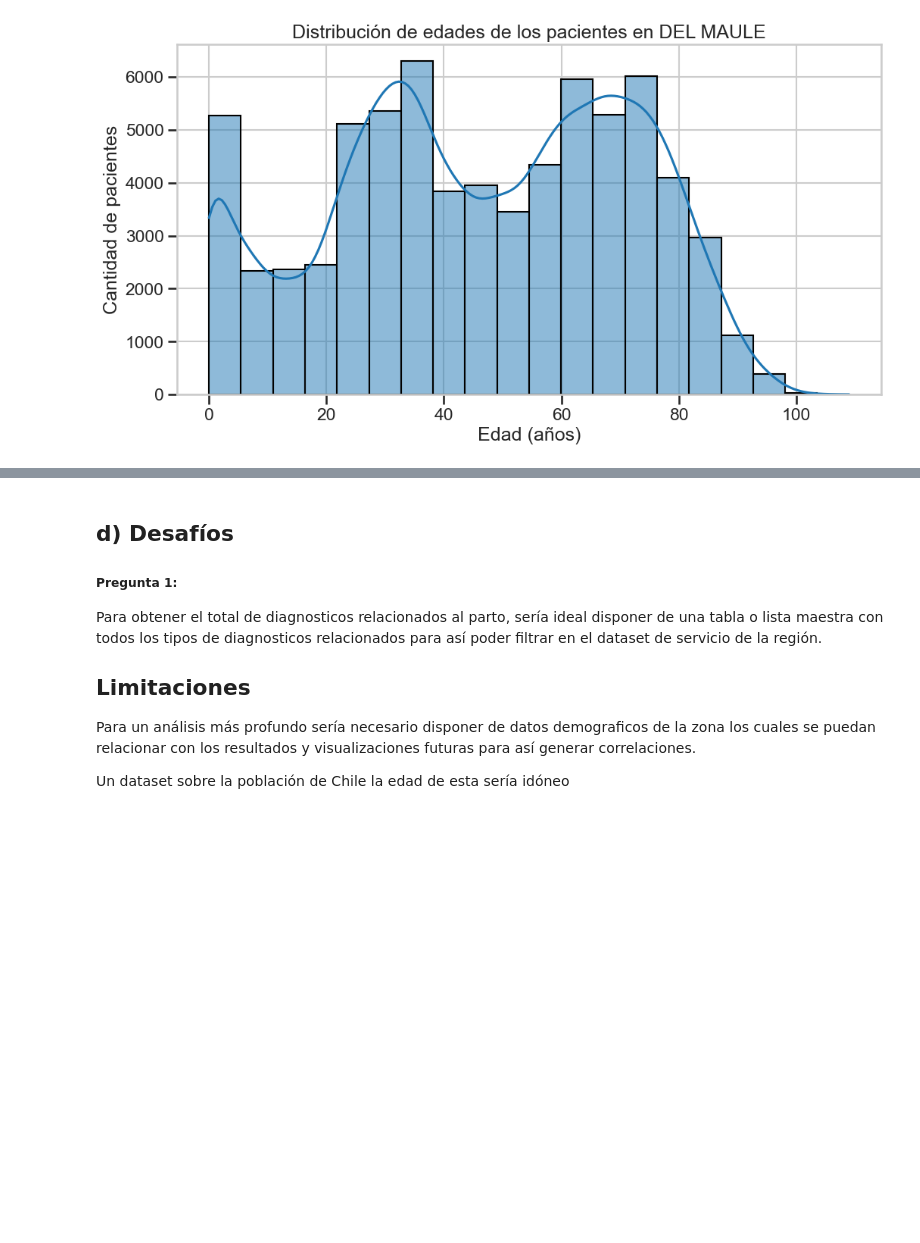
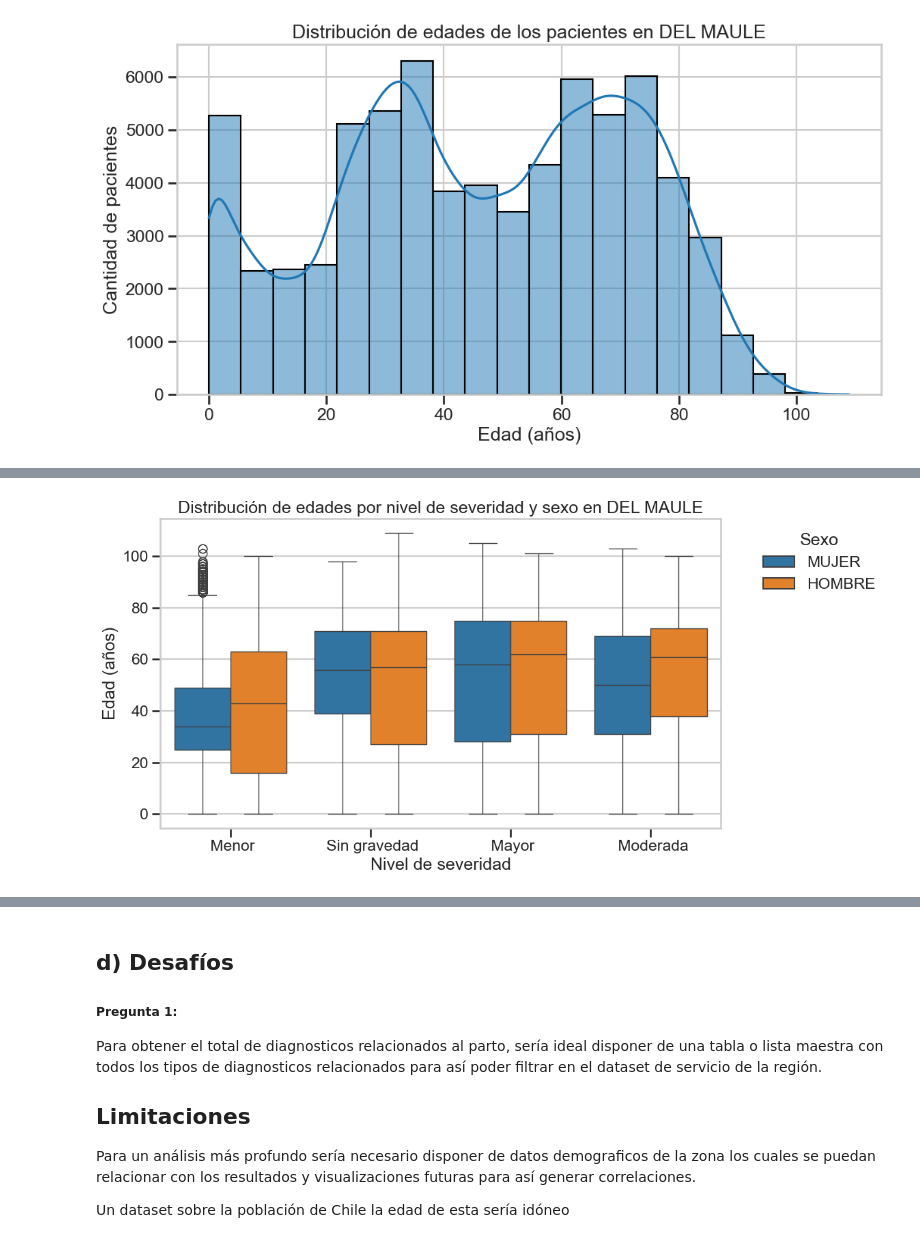
Before and after one commit to Bato21/Analisis-de-Datos-e-Inferencia-Estadistica, a Jupyter notebook: 00_Intro_exploracion_GRD_01_2026.ipynb, the cells around one changed output, grey strips where cells are left out. Cells and saved outputs as stored; diff of their text form; code cells hidden in the pictures; blank space fills up the shorter version.

```diff
--- a/00_Intro_exploracion_GRD_01_2026.ipynb
+++ b/00_Intro_exploracion_GRD_01_2026.ipynb
@@ -580,0 +656,13 @@ plt.show()
+# %%
+# Distribución de edad por sexo (excluyendo desconocidos)
+plt.figure(figsize=(12, 6))
+df_servicio_filtrado = df_servicio[df_servicio['SEXO'] != 'DESCONOCIDO']
+sns.boxplot(data=df_servicio_filtrado, x='SEVERIDAD', y='EDAD', hue='SEXO')
+plt.title(f'Distribución de edades por nivel de severidad y sexo en {servicio_seleccionado}')
+plt.xlabel('Nivel de severidad')
+plt.ylabel('Edad (años)')
+plt.legend(title='Sexo', bbox_to_anchor=(1.05, 1), loc='upper left')
+plt.tight_layout()
+plt.show()
+# %% [output]
+[figure, added]
```
Also changed, not shown: parts of 11 cells of this notebook.
